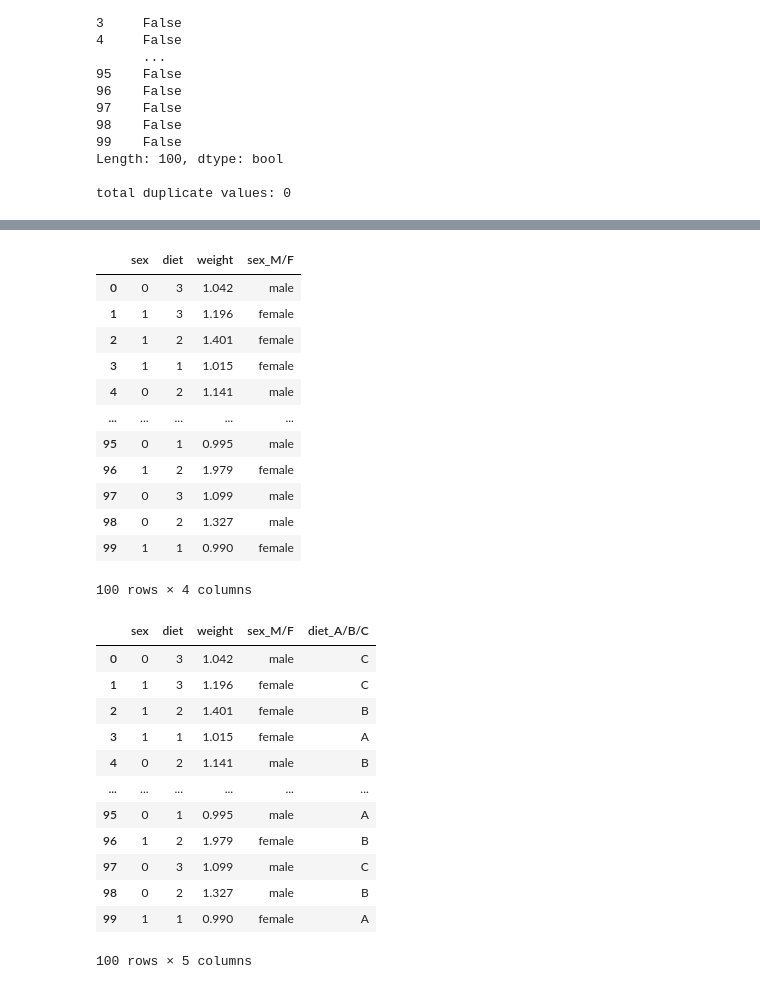
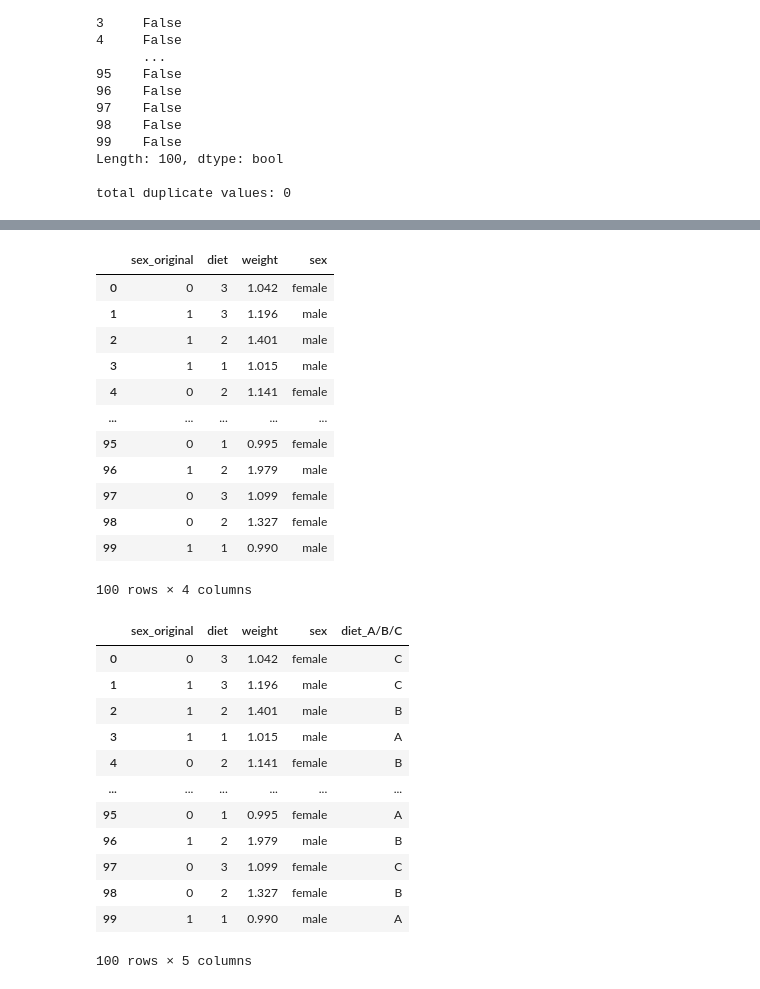
Before and after one commit to stxphz/Sprint8-Project, a Jupyter notebook: recreate-graph.ipynb, the cells around one changed output, grey strips where cells are left out. Cells and saved outputs as stored; diff of their text form; code cells hidden in the pictures.

```diff
--- a/recreate-graph.ipynb
+++ b/recreate-graph.ipynb
@@ -264,3 +264,8 @@ print(f"total duplicate values: {df_squirrel.duplicated().sum()}")
 Length: 100, dtype: bool
 
 total duplicate values: 0
+# %%
+# rename sex column name to sex_original
+df_squirrel.rename(columns={'sex': 'sex_original'}, inplace=True)
+
+display(df_squirrel)
@@ -267,27 +286,25 @@ total duplicate values: 0
 # %%
-# duplicate sex column and rename column to 'sex_M/F'
-df_squirrel['sex_M/F'] = df_squirrel['sex']
+
+# duplicate sex column and rename column to 'sex'
+df_squirrel['sex'] = df_squirrel['sex_original']
 
 # rename 0 to male and 1 to female in column 'sex_M/F'
-df_squirrel['sex_M/F'] = df_squirrel['sex_M/F'].replace({0: 'male', 1: 'female'})
+df_squirrel['sex'] = df_squirrel['sex'].replace({0: 'female', 1: 'male'})
 
 display(df_squirrel)
-
-
-#revision: this step wasn't necessary...instead change legend labels to male or female instead of renaming dataframe values
 # %% [output]
-|  | sex | diet | weight | sex_M/F |
-| 0 | 0 | 3 | 1.042 | male |
-| 1 | 1 | 3 | 1.196 | female |
-| 2 | 1 | 2 | 1.401 | female |
-| 3 | 1 | 1 | 1.015 | female |
-| 4 | 0 | 2 | 1.141 | male |
+|  | sex_original | diet | weight | sex |
+| 0 | 0 | 3 | 1.042 | female |
+| 1 | 1 | 3 | 1.196 | male |
+| 2 | 1 | 2 | 1.401 | male |
+| 3 | 1 | 1 | 1.015 | male |
+| 4 | 0 | 2 | 1.141 | female |
 | ... | ... | ... | ... | ... |
-| 95 | 0 | 1 | 0.995 | male |
-| 96 | 1 | 2 | 1.979 | female |
-| 97 | 0 | 3 | 1.099 | male |
-| 98 | 0 | 2 | 1.327 | male |
-| 99 | 1 | 1 | 0.990 | female |
+| 95 | 0 | 1 | 0.995 | female |
+| 96 | 1 | 2 | 1.979 | male |
+| 97 | 0 | 3 | 1.099 | female |
+| 98 | 0 | 2 | 1.327 | female |
+| 99 | 1 | 1 | 0.990 | male |
 100 rows × 4 columns
 # %%
 # duplicate diet column and renaming column to 'diet_A/B/C'
@@ -297,20 +314,17 @@ df_squirrel['diet_A/B/C'] = df_squirrel['diet']
 df_squirrel['diet_A/B/C'] = df_squirrel['diet_A/B/C'].replace({1: 'A', 2: 'B', 3: 'C'})
 
 display(df_squirrel)
-
-
-#revision: this step wasn't necessary...instead change tick labels to A,B,C instead of renaming dataframe values
 # %% [output]
-|  | sex | diet | weight | sex_M/F | diet_A/B/C |
-| 0 | 0 | 3 | 1.042 | male | C |
-| 1 | 1 | 3 | 1.196 | female | C |
-| 2 | 1 | 2 | 1.401 | female | B |
-| 3 | 1 | 1 | 1.015 | female | A |
-| 4 | 0 | 2 | 1.141 | male | B |
+|  | sex_original | diet | weight | sex | diet_A/B/C |
+| 0 | 0 | 3 | 1.042 | female | C |
+| 1 | 1 | 3 | 1.196 | male | C |
+| 2 | 1 | 2 | 1.401 | male | B |
+| 3 | 1 | 1 | 1.015 | male | A |
+| 4 | 0 | 2 | 1.141 | female | B |
 | ... | ... | ... | ... | ... | ... |
-| 95 | 0 | 1 | 0.995 | male | A |
-| 96 | 1 | 2 | 1.979 | female | B |
-| 97 | 0 | 3 | 1.099 | male | C |
-| 98 | 0 | 2 | 1.327 | male | B |
-| 99 | 1 | 1 | 0.990 | female | A |
+| 95 | 0 | 1 | 0.995 | female | A |
+| 96 | 1 | 2 | 1.979 | male | B |
+| 97 | 0 | 3 | 1.099 | female | C |
+| 98 | 0 | 2 | 1.327 | female | B |
+| 99 | 1 | 1 | 0.990 | male | A |
 100 rows × 5 columns
```
Also changed, not shown: parts of 4 cells of this notebook.
